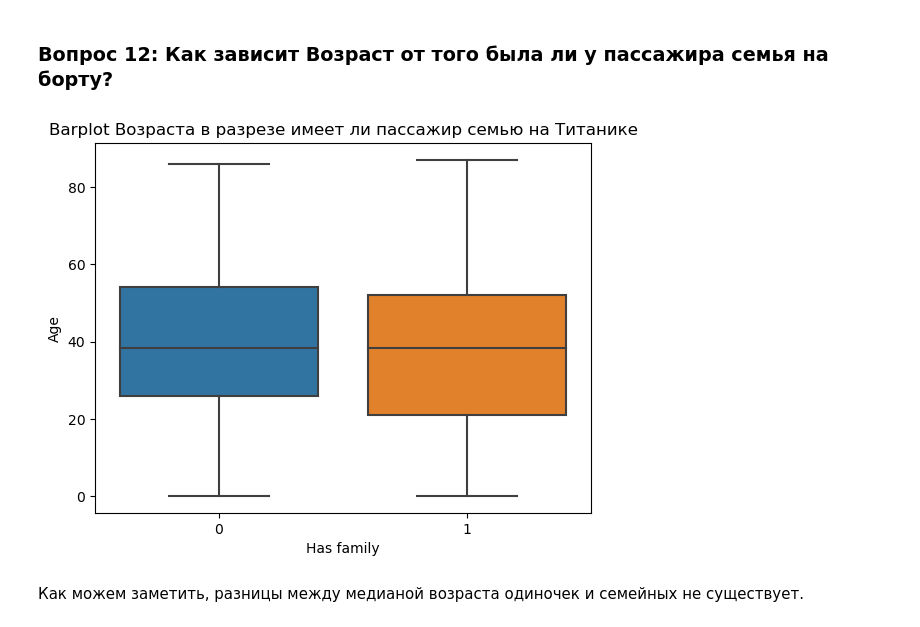
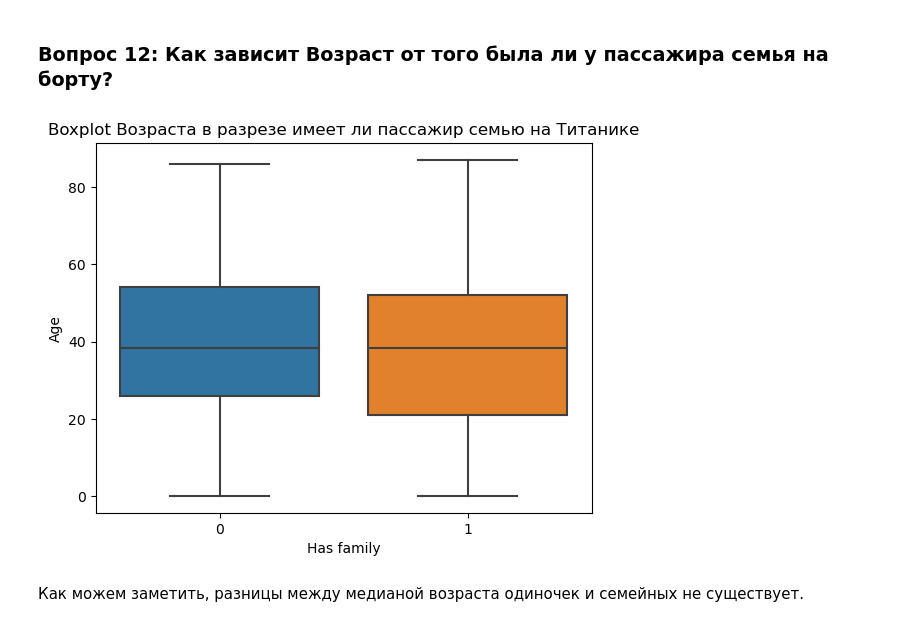
Before and after one commit to AlexeyZubar/second, a Jupyter notebook: eda.ipynb, the cells around one changed output. Cells and saved outputs as stored; diff of their text form; code cells hidden in the pictures.

```diff
--- a/eda.ipynb
+++ b/eda.ipynb
@@ -655,10 +679,10 @@ plt.show()
 ### Вопрос 12: Как зависит Возраст от того была ли у пассажира семья на борту?
 # %%
 ax = sns.boxplot(x="Has family", y="Age", data=data_titanic)
-plt.title("Barplot Возраста в разрезе имеет ли пассажир семью на Титанике")
+plt.title("Boxplot Возраста в разрезе имеет ли пассажир семью на Титанике")
 plt.show()
 # %% [output]
-[figure, old version]
+[figure, new version]
 # %% [markdown]
 Как можем заметить, разницы между медианой возраста одиночек и семейных не существует.
 # %% [markdown]
```
Also changed, not shown: parts of 17 cells of this notebook.
